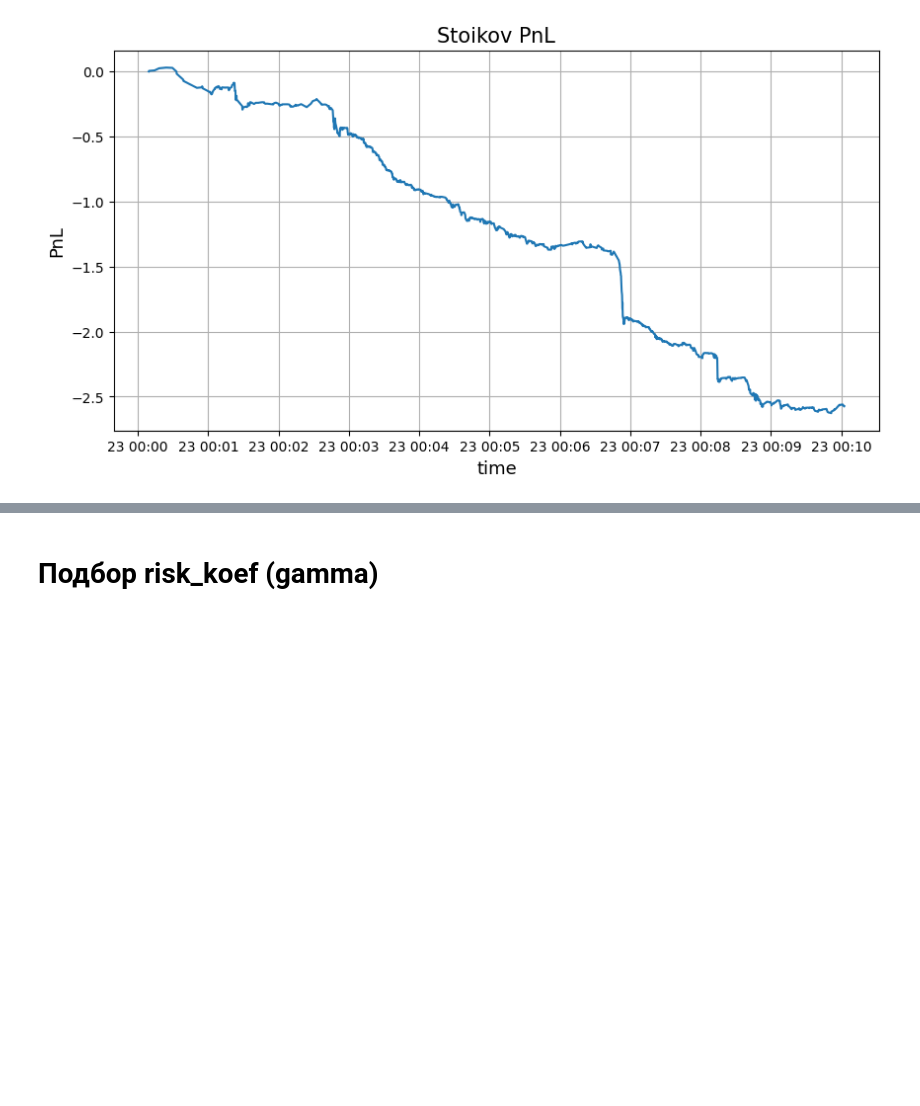
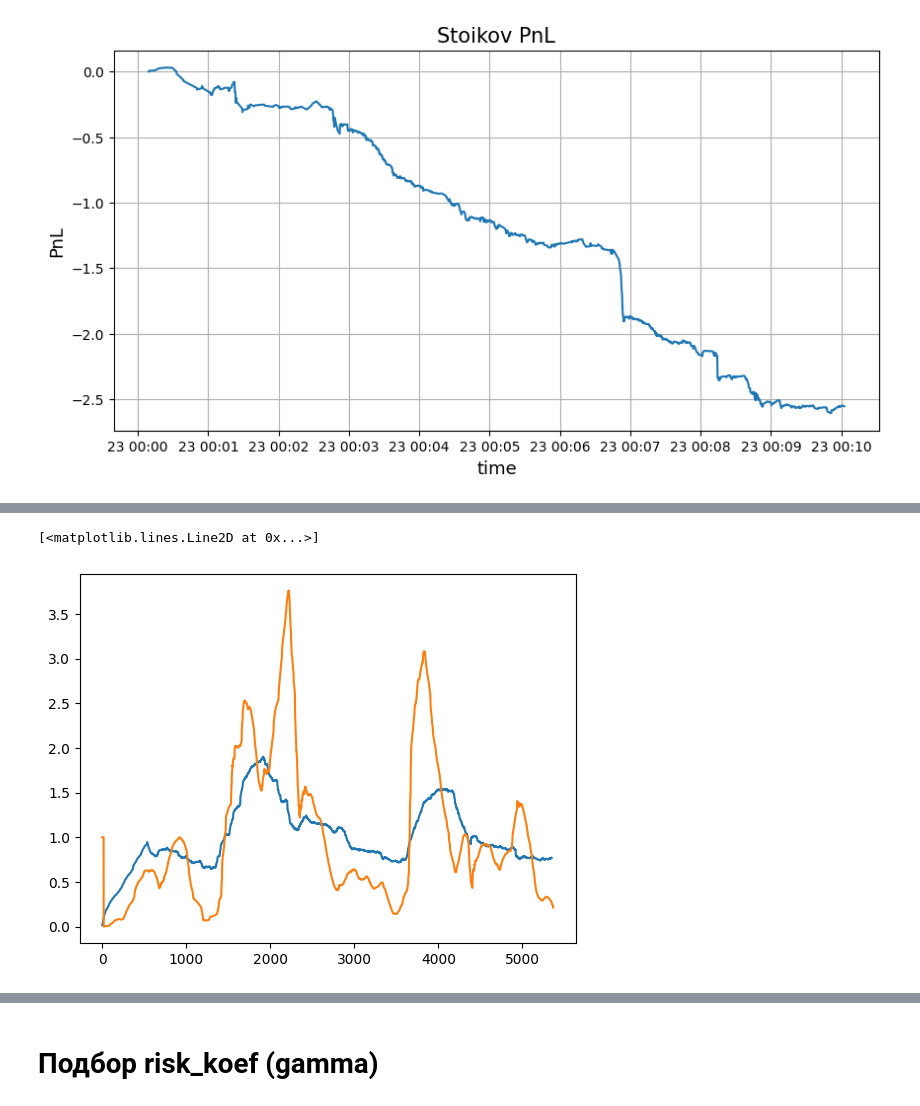
Before and after one commit to ChistyakovArtem/CMF_HFMM, a Jupyter notebook: Notebooks/HW_4-Stoikov.ipynb, the cells around one changed output, grey strips where cells are left out. Saved outputs shown, nothing was run; the diff lists cells and outputs as text; code cells hidden in the pictures; blank space fills up the shorter version.

```diff
--- a/Notebooks/HW_4-Stoikov.ipynb
+++ b/Notebooks/HW_4-Stoikov.ipynb
@@ -12,7 +12,7 @@ import pandas as pd
 import numpy as np
 from matplotlib import pyplot as plt
 
-PATH_TO_FILE = 'C:\\Users\\artem\.Computer Science\CMF\Projects\High_Frequency_Market_Making\TechCore\data\md\\btcusdt_Binance_LinearPerpetual\\'
+PATH_TO_FILE = '../TechCore/data/md/btcusdt_Binance_LinearPerpetual/'
 T = pd.Timedelta(10, 'm').delta
 # %%
 reload(simulator)
@@ -124,0 +129,6 @@ for i in place_order_group:
+# %%
+plt.plot(logs['vol_window_len'] / np.array(logs['vol_window_len']).mean())
+plt.plot(logs['volatility'])
+# %% [output]
+[<matplotlib.lines.Line2D at 0x...>]
+[figure, added]
```
Also changed, not shown: parts of 13 cells of this notebook, 1 other file.
